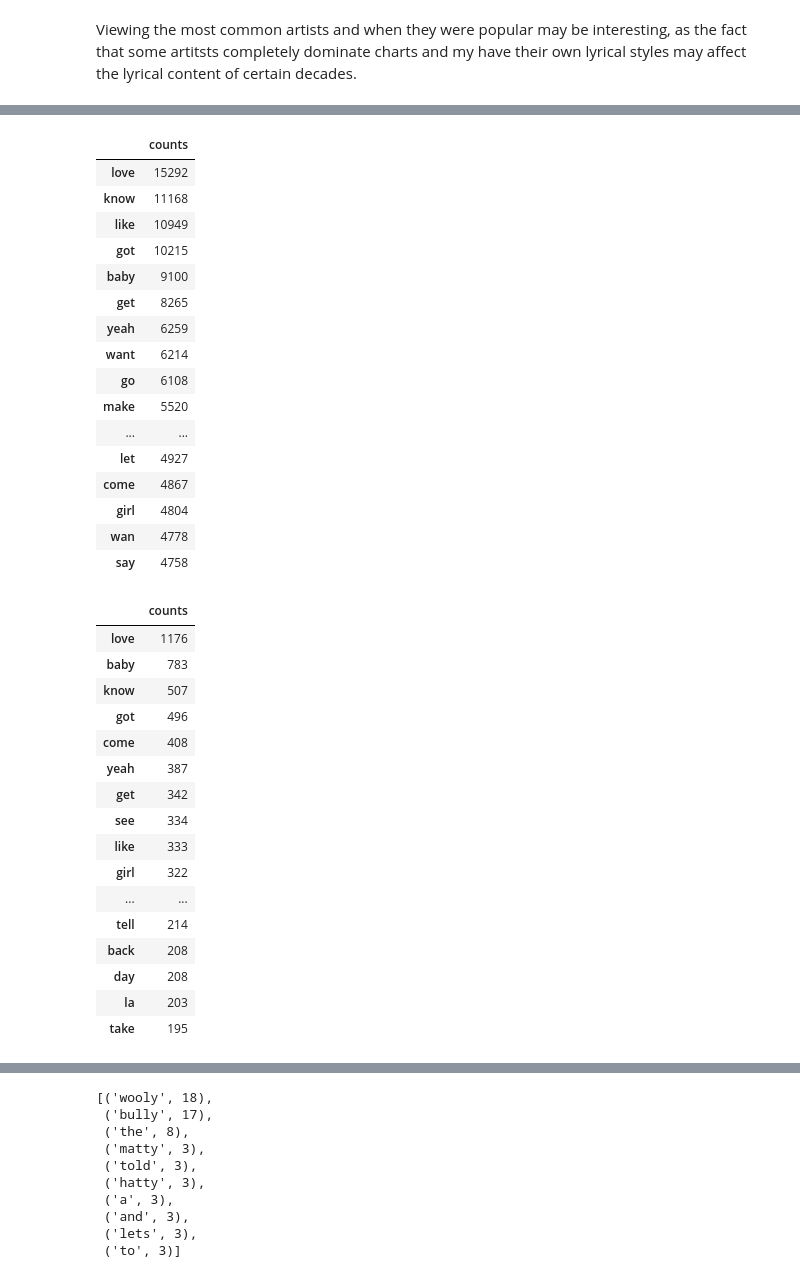
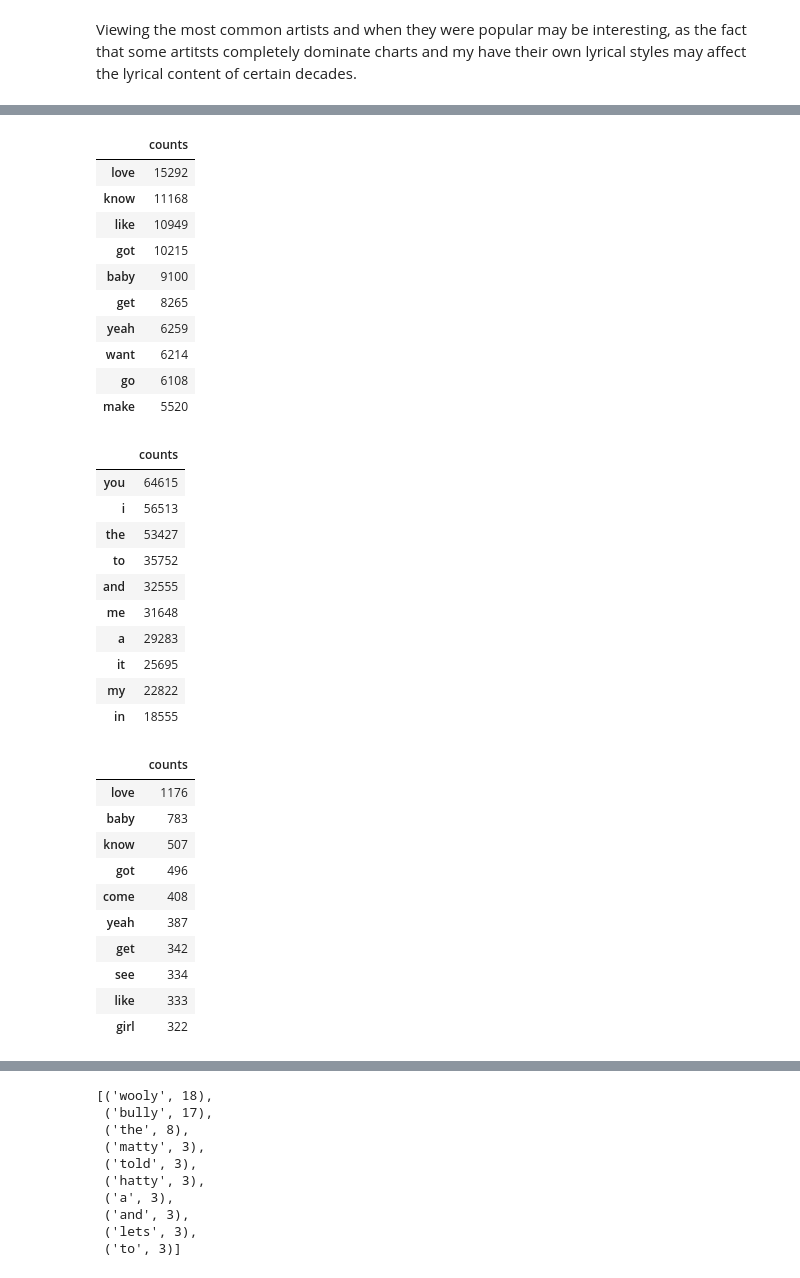
Before and after one commit to mbuck86/Capstone1, a Jupyter notebook: Data Story/Data Story Notebook.ipynb, the cells around one changed output, grey strips where cells are left out. Drawn from its saved outputs; the diff is of its cells as text; code cells hidden in the pictures.

```diff
--- a/Data Story/Data Story Notebook.ipynb
+++ b/Data Story/Data Story Notebook.ipynb
@@ -87,5 +89,5 @@ Now we are going to start breaking down to data into its minutia in order to sta
 # %%
-#to start with, we will tokenize the lyrics and preprocess the words
+# To start with, we will tokenize the lyrics and preprocess the words, removing stopwords and non alphabetical terms
 def preprocess(string):
     """Tokenizes and lowercases a string, removing non-alpha words and stop words."""
     tok = word_tokenize(string)
@@ -96,3 +98,11 @@ def preprocess(string):
     tok = [t for t in tok if t not in stop_words]
     tok = [t for t in tok if t not in data_stops]
     return tok
+
+# This function tokenizes without removing stopwords
+def withstop(string):
+    """Tokenizes without removing stopwords"""
+    tok = word_tokenize(string)
+    tok = [t.lower() for t in tok]
+    tok = [t for t in tok if t.isalpha()]
+    return tok
@@ -114,26 +137,42 @@ def wordcounts(data):
     counts_df =  pd.DataFrame.from_dict(counts, orient='index', columns=['counts'])
     counts_df = counts_df.sort_values(by='counts', ascending=False)
     return counts_df
+# %%
+# Creating a tokens column for the data
+songs['Tokens'] = songs['Lyrics'].apply(preprocess)
+
+# Also creating without stop words
+songs['WithStops'] = songs['Lyrics'].apply(withstop)
 # %%
 #calculating wordcounts for all of the words in the data
 all_words = wordcounts(songs['Tokens'])
-all_words.head(20)
+all_words.head(10)
 # %% [output]
 |  | counts |
 | love | 15292 |
 | know | 11168 |
 | like | 10949 |
 | got | 10215 |
 | baby | 9100 |
 | get | 8265 |
 | yeah | 6259 |
 | want | 6214 |
 | go | 6108 |
 | make | 5520 |
-| ... | ... |
-| let | 4927 |
-| come | 4867 |
-| girl | 4804 |
-| wan | 4778 |
-| say | 4758 |
+# %%
+# also looking at wordcounts with the data that still have stopwords
+all_stops = wordcounts(songs['WithStops'])
+all_stops.head(10)
+# %% [output]
+|  | counts |
+| you | 64615 |
+| i | 56513 |
+| the | 53427 |
+| to | 35752 |
+| and | 32555 |
+| me | 31648 |
+| a | 29283 |
+| it | 25695 |
+| my | 22822 |
+| in | 18555 |
 # %%
@@ -147,5 +202,5 @@ teens = wordcounts(songs[songs.Decade==2010]['Tokens'])
 # %%
-sixties.head(30)
+sixties.head(10)
 # %% [output]
 |  | counts |
 | love | 1176 |
@@ -158,10 +213,4 @@ sixties.head(30)
 | see | 334 |
 | like | 333 |
 | girl | 322 |
-| ... | ... |
-| tell | 214 |
-| back | 208 |
-| day | 208 |
-| la | 203 |
-| take | 195 |
 # %%
```
Also changed, not shown: parts of 14 cells of this notebook.
